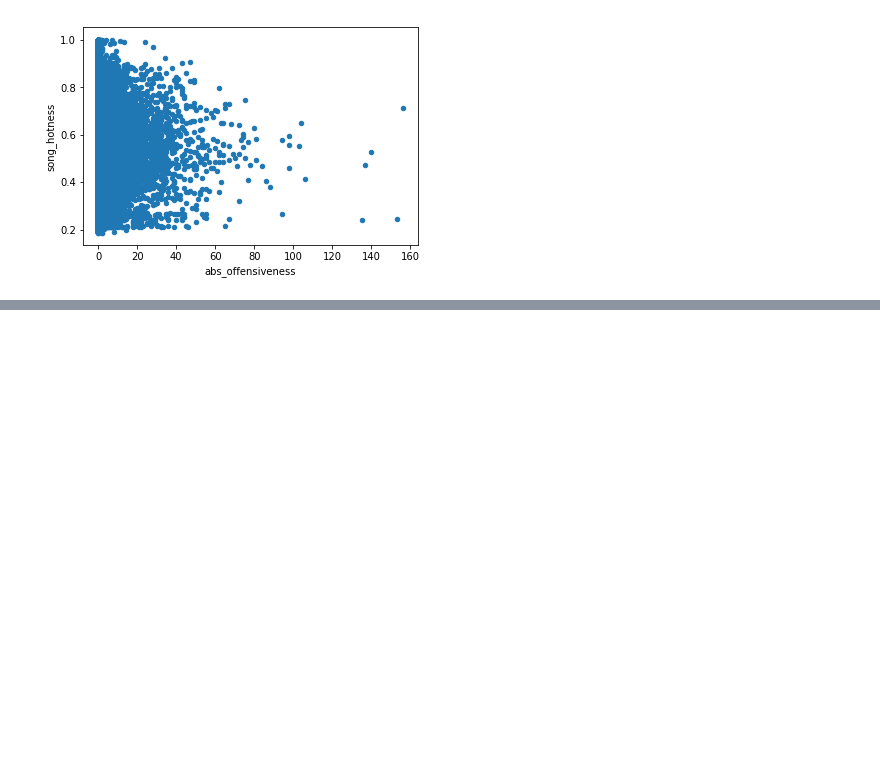
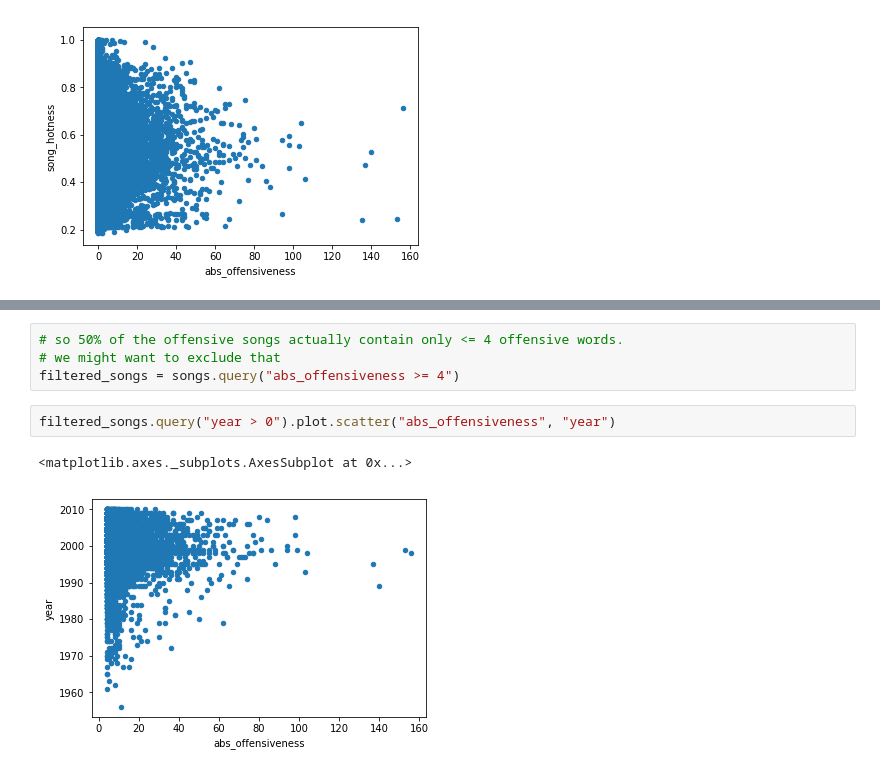
Before and after one commit to Victor-Palacios/epfl_ada, a Jupyter notebook: Project/main_lars.ipynb, the cells around one changed output, grey strips where cells are left out. Saved outputs shown, nothing was run; the diff lists cells and outputs as text; blank space fills up the shorter version.

```diff
--- a/Project/main_lars.ipynb
+++ b/Project/main_lars.ipynb
@@ -325,0 +318,9 @@ offensiveness_counts_very_recent.corr()
+# %%
+# so 50% of the offensive songs actually contain only <= 4 offensive words.
+# we might want to exclude that
+filtered_songs = songs.query("abs_offensiveness >= 4")
+# %%
+filtered_songs.query("year > 0").plot.scatter("abs_offensiveness", "year")
+# %% [output]
+<matplotlib.axes._subplots.AxesSubplot at 0x...>
+[figure, added]
```
Also changed, not shown: parts of 25 cells of this notebook.
